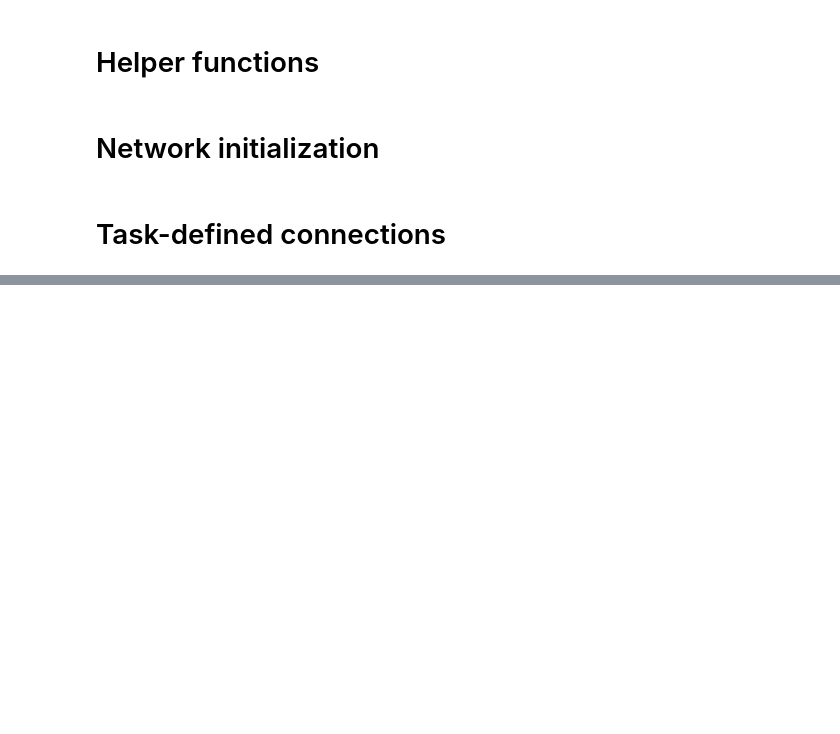
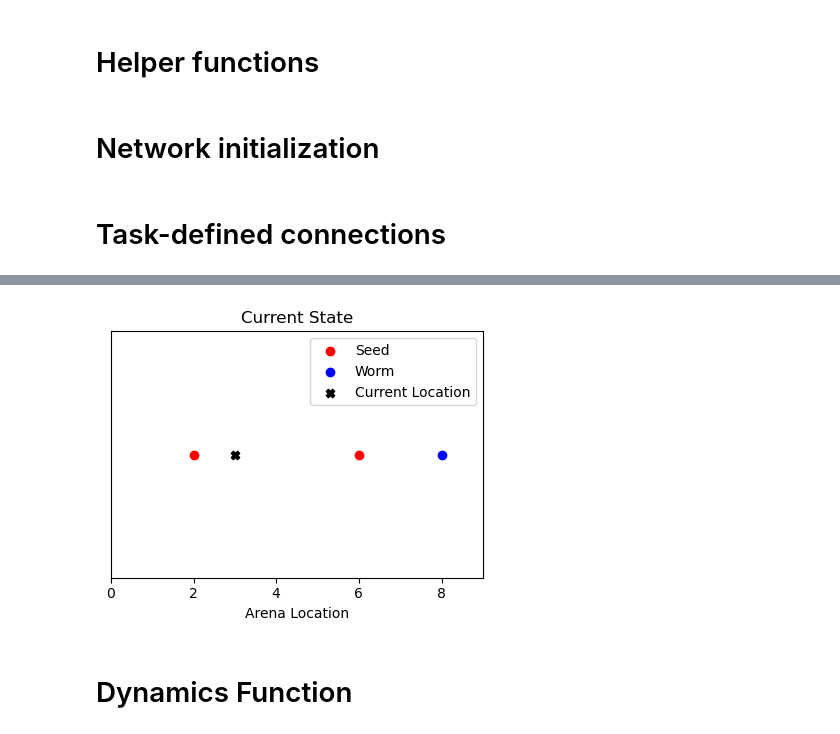
Before and after one commit to chingf/barcodes, a Jupyter notebook: Sandbox.ipynb, the cells around one changed output, grey strips where cells are left out. Cells and saved outputs as stored; diff of their text form; code cells hidden in the pictures; blank space fills up the shorter version.

```diff
--- a/Sandbox.ipynb
+++ b/Sandbox.ipynb
@@ -60,0 +77,22 @@ for l in worm_locs:
+# %%
+plt.figure(figsize=(4.8, 6.4*0.5))
+plt.scatter(
+    seed_locs, [1]*len(seed_locs), color='red',
+    label='Seed')
+plt.scatter(
+    worm_locs, [1]*len(worm_locs), color='blue',
+    label='Worm')
+plt.scatter(
+    [curr_loc[0]-1], [1], color='black',
+    marker='X', label='Current Location')
+plt.legend()
+plt.xlim(0, n_spatial-1)
+plt.ylim(0, 2)
+plt.yticks([])
+plt.xlabel('Arena Location')
+plt.title('Current State')
+plt.show()
+# %% [output]
+[figure, added]
+# %% [markdown]
+# Dynamics Function
```
Also changed, not shown: parts of 23 cells of this notebook.
